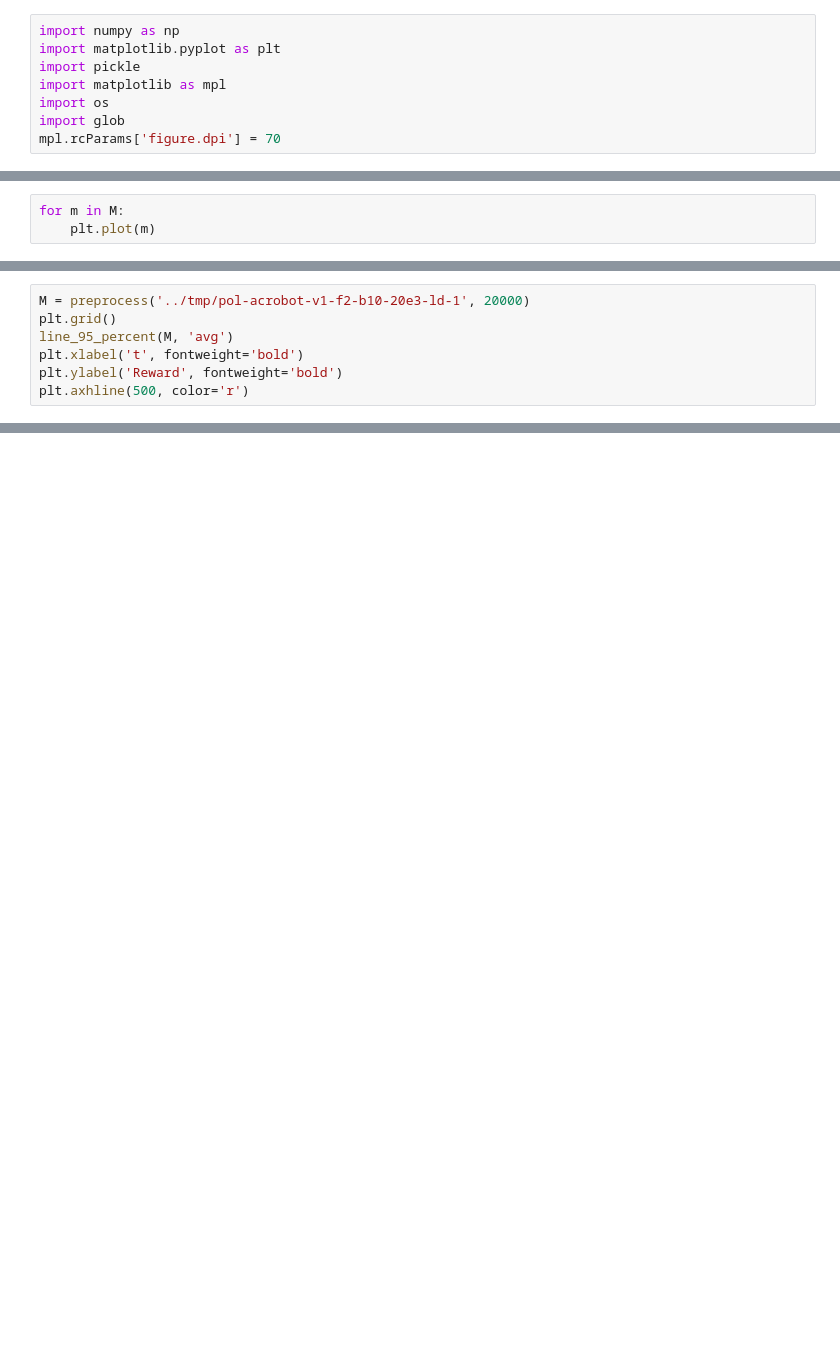
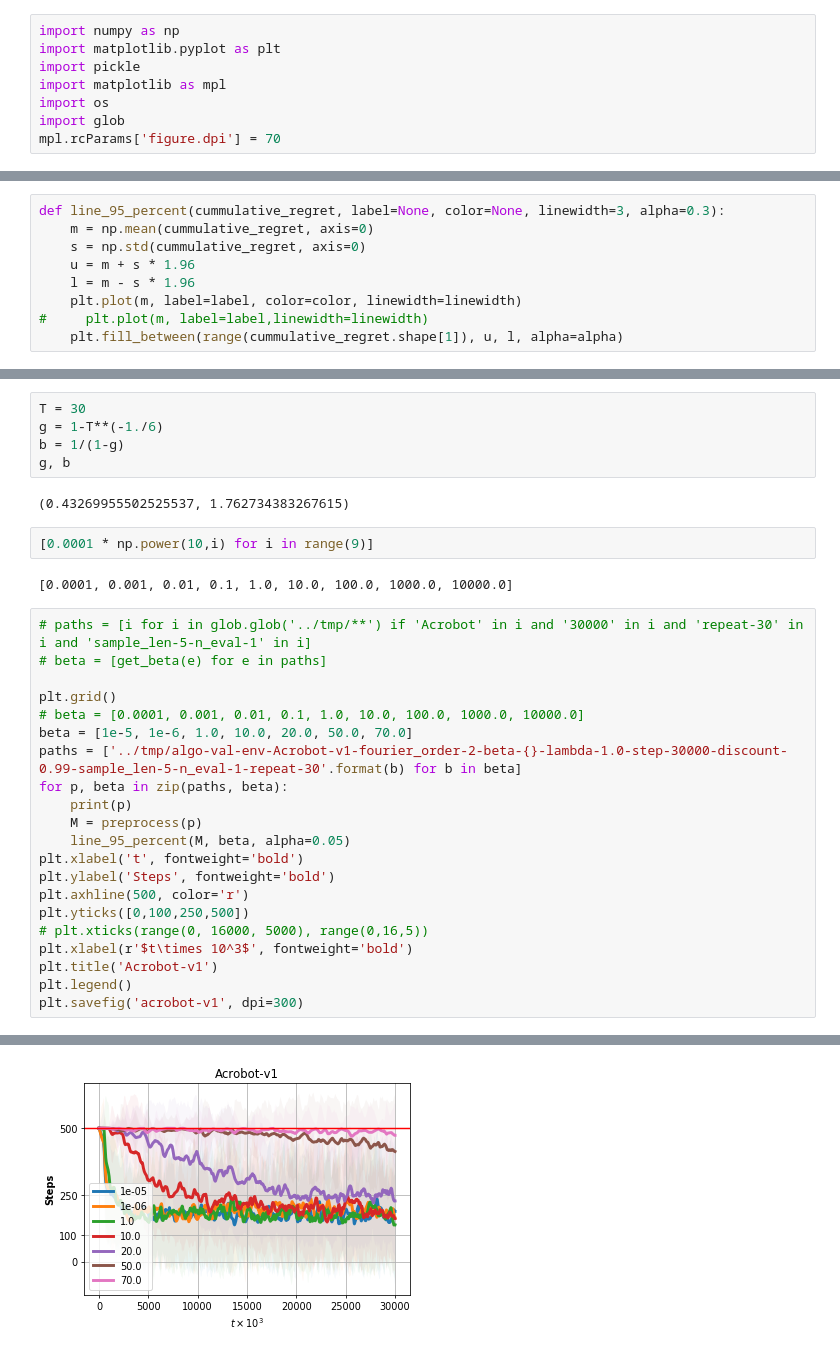
Before and after one commit to anhddo/oppoliter, a Jupyter notebook: notebook/ls-avg-reward.ipynb, the cells around one changed output, grey strips where cells are left out. Cells and saved outputs as stored; diff of their text form; blank space fills up the shorter version.

```diff
--- a/notebook/ls-avg-reward.ipynb
+++ b/notebook/ls-avg-reward.ipynb
@@ -54,3 +8,0 @@ ValueError: need at least one array to concatenate
-# %%
-for m in M:
-    plt.plot(m)
@@ -162,7 +8,0 @@ plt.savefig('acrobot-v1', dpi=300)
-# %%
-M = preprocess('../tmp/pol-acrobot-v1-f2-b10-20e3-ld-1', 20000)
-plt.grid()
-line_95_percent(M, 'avg')
-plt.xlabel('t', fontweight='bold')
-plt.ylabel('Reward', fontweight='bold')
-plt.axhline(500, color='r')
@@ -191,0 +9,9 @@ np.stack(c).shape
+# %%
+def line_95_percent(cummulative_regret, label=None, color=None, linewidth=3, alpha=0.3):
+    m = np.mean(cummulative_regret, axis=0)
+    s = np.std(cummulative_regret, axis=0)
+    u = m + s * 1.96
+    l = m - s * 1.96
+    plt.plot(m, label=label, color=color, linewidth=linewidth)
+#     plt.plot(m, label=label,linewidth=linewidth)
+    plt.fill_between(range(cummulative_regret.shape[1]), u, l, alpha=alpha)
@@ -191,0 +94,33 @@ np.stack(c).shape
+# %%
+T = 30
+g = 1-T**(-1./6)
+b = 1/(1-g)
+g, b
+# %% [output]
+(0.43269955502525537, 1.762734383267615)
+# %%
+[0.0001 * np.power(10,i) for i in range(9)]
+# %% [output]
+[0.0001, 0.001, 0.01, 0.1, 1.0, 10.0, 100.0, 1000.0, 10000.0]
+# %%
+# paths = [i for i in glob.glob('../tmp/**') if 'Acrobot' in i and '30000' in i and 'repeat-30' in i and 'sample_len-5-n_eval-1' in i]
+# beta = [get_beta(e) for e in paths]
+
+plt.grid()
+# beta = [0.0001, 0.001, 0.01, 0.1, 1.0, 10.0, 100.0, 1000.0, 10000.0]
+beta = [1e-5, 1e-6, 1.0, 10.0, 20.0, 50.0, 70.0]
+paths = ['../tmp/algo-val-env-Acrobot-v1-fourier_order-2-beta-{}-lambda-1.0-step-30000-discount-0.99-sample_len-5-n_eval-1-repeat-30'.format(b) for b in beta]
+for p, beta in zip(paths, beta):
+    print(p)
+    M = preprocess(p)
+    line_95_percent(M, beta, alpha=0.05)
+plt.xlabel('t', fontweight='bold')
+plt.ylabel('Steps', fontweight='bold')
+plt.axhline(500, color='r')
+plt.yticks([0,100,250,500])
+# plt.xticks(range(0, 16000, 5000), range(0,16,5))
+plt.xlabel(r'$t\times 10^3$', fontweight='bold')
+plt.title('Acrobot-v1')
+plt.legend()
+plt.savefig('acrobot-v1', dpi=300)
+# %% [output]
@@ -191,0 +134 @@ np.stack(c).shape
+[figure, added]
```
Also changed, not shown: parts of 37 cells of this notebook, 4 other files.
